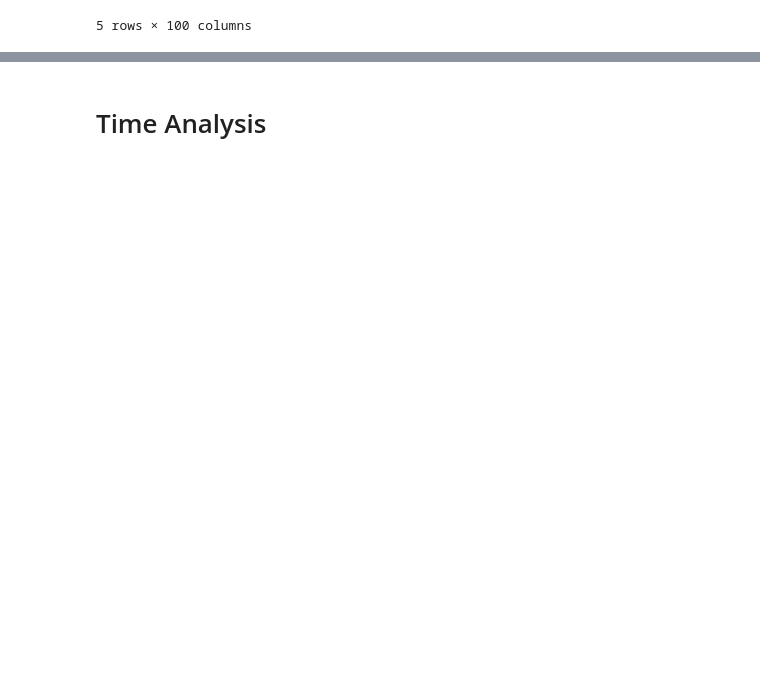
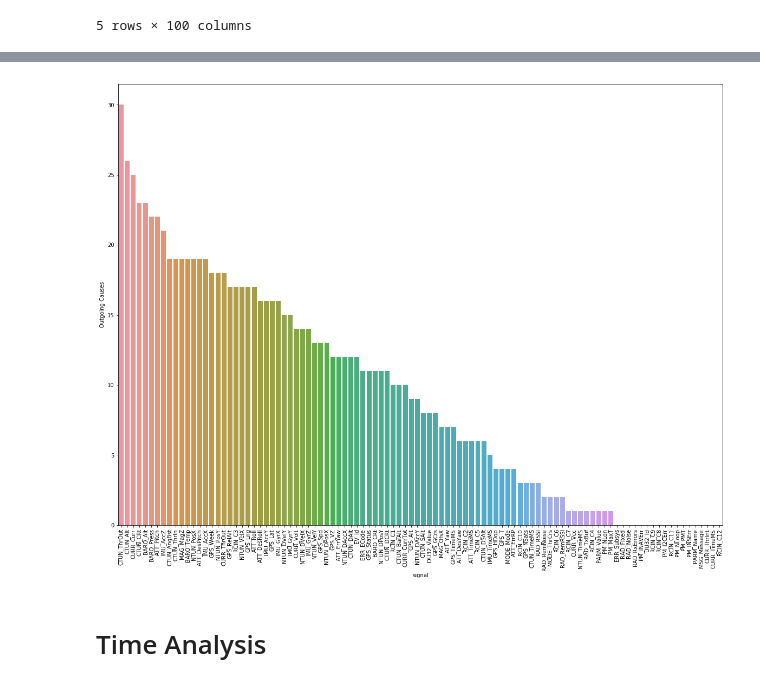
Before and after one commit to Husseinjd/DroneCrashDetection, a Jupyter notebook: sample_testing/testing.ipynb, the cells around one changed output, grey strips where cells are left out. Cells and saved outputs as stored; diff of their text form; code cells hidden in the pictures; blank space fills up the shorter version.

```diff
--- a/sample_testing/testing.ipynb
+++ b/sample_testing/testing.ipynb
@@ -136,3 +133,13 @@ figure.savefig('../report/outgoing_causation.png', dpi=500)
+# %%
+plt.figure(figsize=(20,15))
+g = sns.barplot(x='signal',y='both',data=df_inout.sort_values('both',ascending=False))
+g.set_xticklabels(labels=df_inout.sort_values('both',ascending=False).signal,rotation=90)
+plt.ylabel('Outgoing Causes')
+plt.show()
+figure = g.get_figure()
+figure.savefig('../report/both_directions_causation.png', dpi=500)
+# %% [output]
+[figure, added]
 # %%
 df_inout.to_csv('../stats_files/causation_in_out_data.csv')
 # %% [markdown]
```
Also changed, not shown: parts of 15 cells of this notebook, 8 other files.
